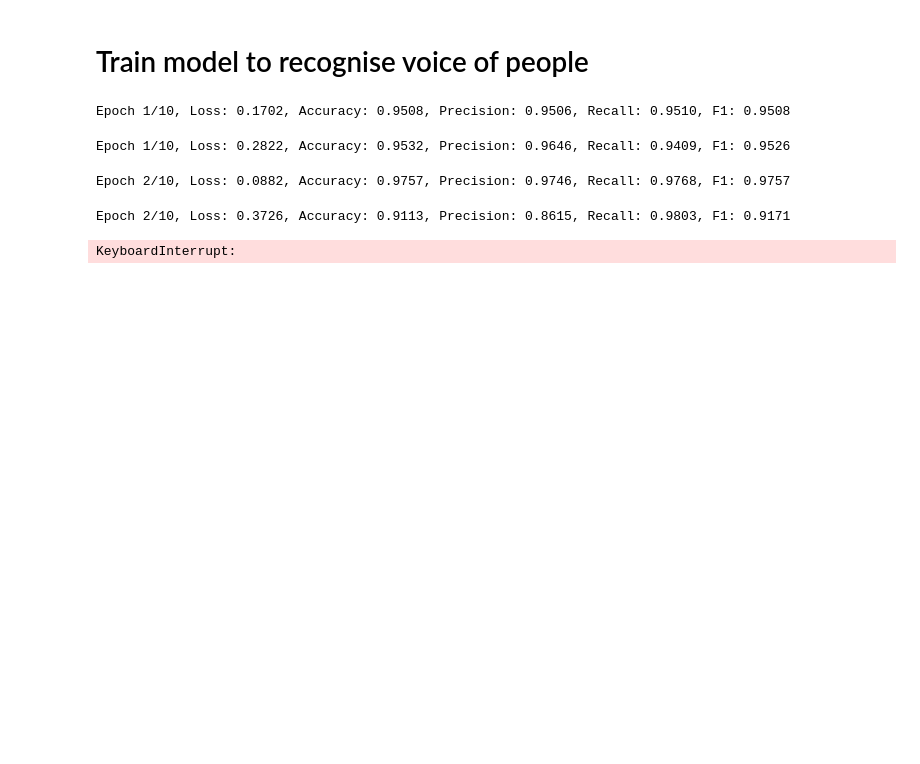
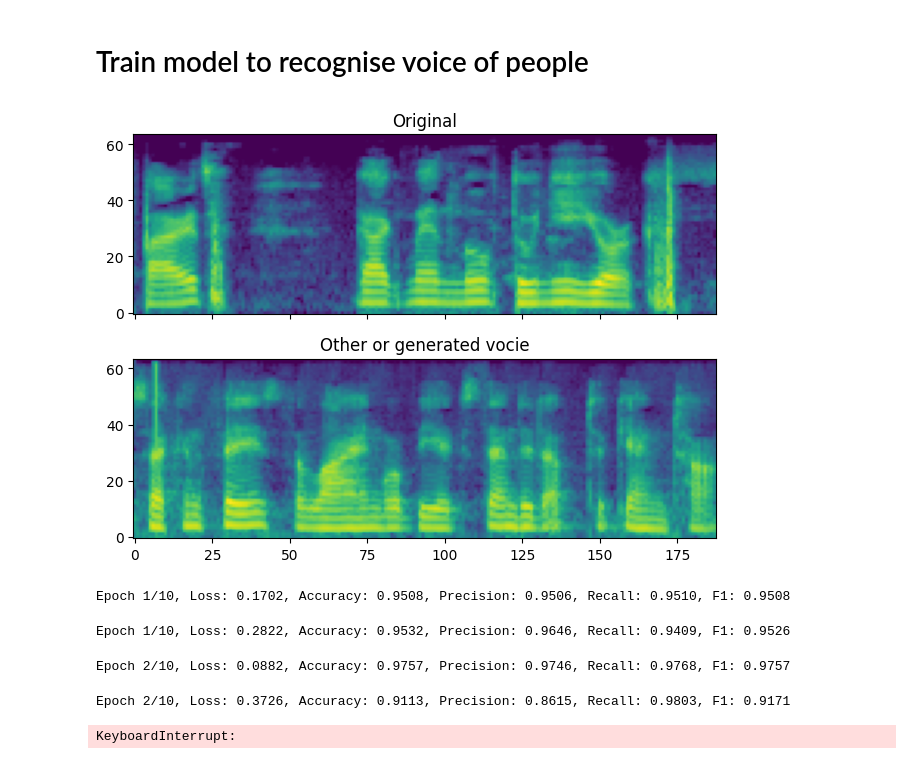
Before and after one commit to YuriyPukhta/voice-authentication-protection-voice-cloning, a Jupyter notebook: train_generated_cnn.ipynb, the cells around one changed output. Cells and saved outputs as stored; diff of their text form; code cells hidden in the pictures; blank space fills up the shorter version.

```diff
--- a/train_generated_cnn.ipynb
+++ b/train_generated_cnn.ipynb
@@ -102,6 +101,12 @@ train_ds = GeneratedSoundDS(train_df, original_voice_data_path=DATA_PATH + "vali
 
 test_df = pd.read_csv(DATASET_PATH + "test_generated_dataset.csv")
 test_ds = GeneratedSoundDS(test_df, original_voice_data_path=DATA_PATH + "validated_16000/", generated_voice_data_path=DATA_PATH + "generated_16000/")
+# %%
+from src.utils.plot import plot
+
+plot(test_ds[34])
+# %% [output]
+[figure, added]
 # %%
 class SiameseNetwork(nn.Module):
 		def __init__(self):
```
Also changed, not shown: parts of 1 cell of this notebook, 9 other files.
